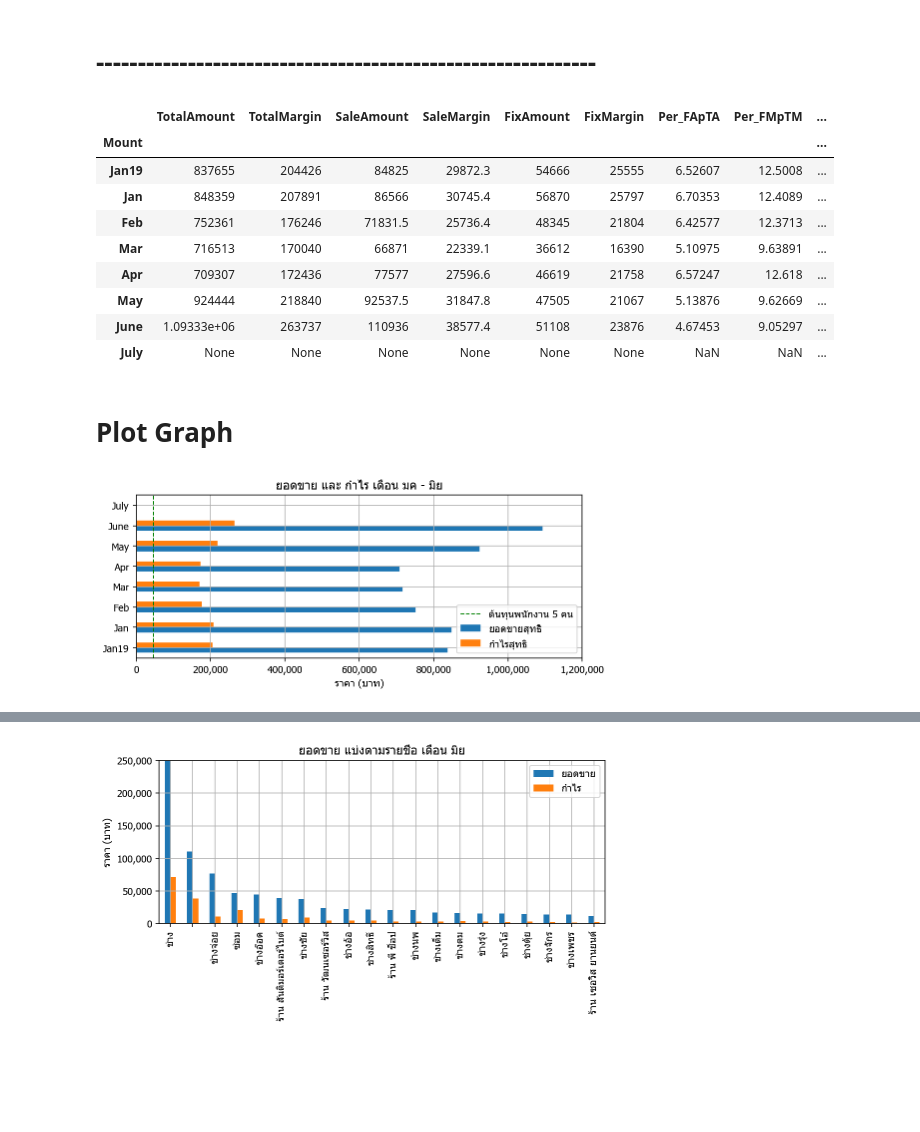
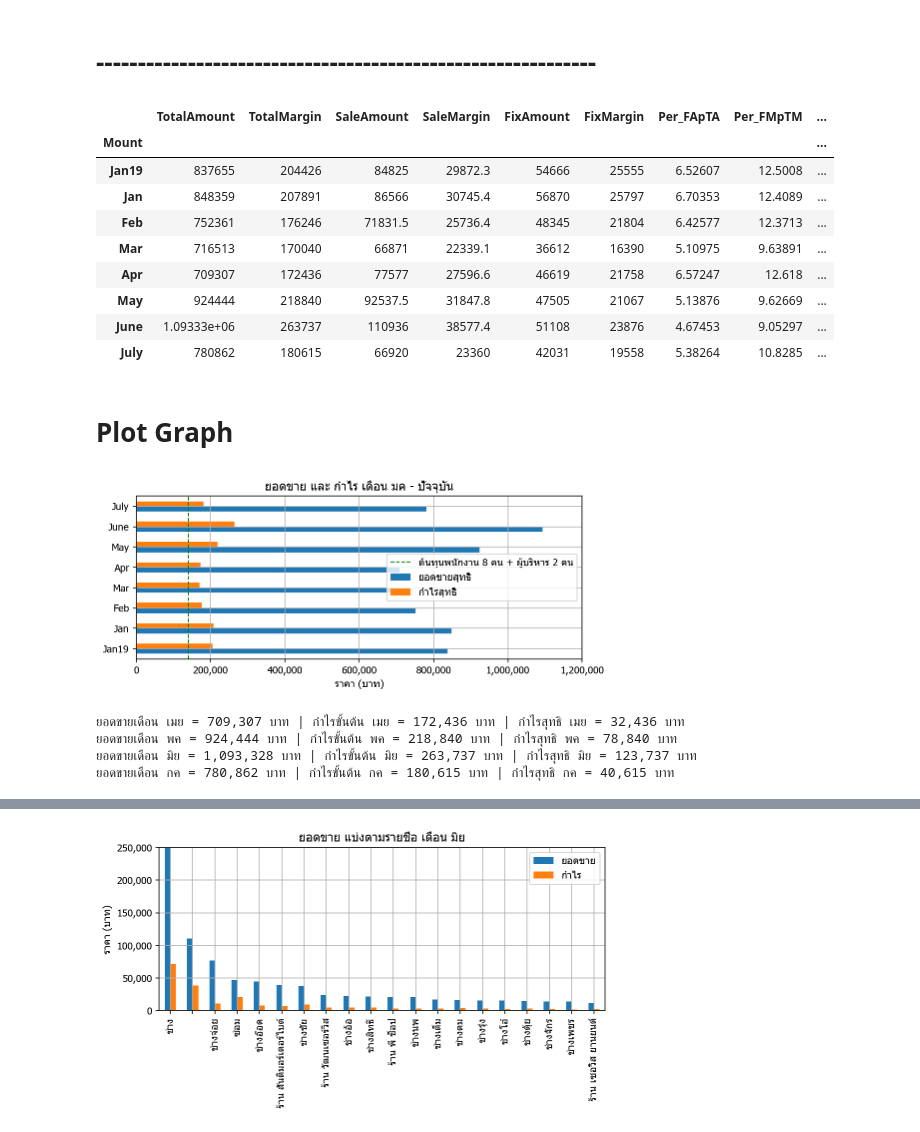
Before and after one commit to nonoimnot/vspython, a Jupyter notebook: Jupyter notebook/Dialy seles analysis II.ipynb, the cells around one changed output, grey strips where cells are left out. Saved outputs shown, nothing was run; the diff lists cells and outputs as text; code cells hidden in the pictures; blank space fills up the shorter version.

```diff
--- a/Jupyter notebook/Dialy seles analysis II.ipynb
+++ b/Jupyter notebook/Dialy seles analysis II.ipynb
@@ -123,9 +128,9 @@ df_group_Jul
 # Create DataFrame to contain analyze data
 # %%
 Month = ['Jan19','Jan','Feb','Mar','Apr','May','June','July']       # list ชื่อเดือนที่ใช้ในการวิเคราะห์
-TempData = [None]*8         # list ข้อมูลชั่วคราว
-SalaryBase = 18360          # ฐานเงินเดิอนของ ช่าง 2 คน/เดือน
-SalaryBaseAll = 45900       # ฐานเงินเดือนของ พนักงาน 5 คน/เดือน
+TempData = [None]*8                 # list ข้อมูลชั่วคราว
+SalaryBase = 30000                  # ฐานเงินเดิอนของ ช่าง 3 คน/เดือน
+SalaryBaseAll = 80000 + 60000       # ฐานเงินเดือนของ พนักงาน 8 คน/เดือน ผู้บริหาร 2 คน
 #print(TotalAmount)
 # %%
 df_Sale_Margin = pd.DataFrame({ 'Mount': Month,
@@ -146,6 +151,7 @@ df_Sale_Margin['TotalAmount'][3] = df_Mar['Amount'].sum()
 df_Sale_Margin['TotalAmount'][4] = df_Apr['Amount'].sum()
 df_Sale_Margin['TotalAmount'][5] = df_May['Amount'].sum()
 df_Sale_Margin['TotalAmount'][6] = df_June['Amount'].sum()
+df_Sale_Margin['TotalAmount'][7] = df_Jul['Amount'].sum()
 # TotalMargin
 df_Sale_Margin['TotalMargin'][1] = df_Jan['margin'].sum()
 df_Sale_Margin['TotalMargin'][2] = df_Feb['margin'].sum()
@@ -153,6 +159,7 @@ df_Sale_Margin['TotalMargin'][3] = df_Mar['margin'].sum()
 df_Sale_Margin['TotalMargin'][4] = df_Apr['margin'].sum()
 df_Sale_Margin['TotalMargin'][5] = df_May['margin'].sum()
 df_Sale_Margin['TotalMargin'][6] = df_June['margin'].sum()
+df_Sale_Margin['TotalMargin'][7] = df_Jul['margin'].sum()
 # SaleAmount
 df_Sale_Margin['SaleAmount'][1] = df_group_Jan['Amount'].at['']
 df_Sale_Margin['SaleAmount'][2] = df_group_Feb['Amount'].at['']
@@ -160,6 +167,7 @@ df_Sale_Margin['SaleAmount'][3] = df_group_Mar['Amount'].at['']
 df_Sale_Margin['SaleAmount'][4] = df_group_Apr['Amount'].at['']
 df_Sale_Margin['SaleAmount'][5] = df_group_May['Amount'].at['']
 df_Sale_Margin['SaleAmount'][6] = df_group_June['Amount'].at['']
+df_Sale_Margin['SaleAmount'][7] = df_group_Jul['Amount'].at['']
 # SaleMargin
 df_Sale_Margin['SaleMargin'][1] = df_group_Jan['margin'].at['']
 df_Sale_Margin['SaleMargin'][2] = df_group_Feb['margin'].at['']
@@ -167,6 +175,7 @@ df_Sale_Margin['SaleMargin'][3] = df_group_Mar['margin'].at['']
 df_Sale_Margin['SaleMargin'][4] = df_group_Apr['margin'].at['']
 df_Sale_Margin['SaleMargin'][5] = df_group_May['margin'].at['']
 df_Sale_Margin['SaleMargin'][6] = df_group_June['margin'].at['']
+df_Sale_Margin['SaleMargin'][7] = df_group_Jul['margin'].at['']
 # FixAmount
 df_Sale_Margin['FixAmount'][1] = int(df_group_Jan[['Amount']].loc[['ซ่อม','ซ่อมเครื่อง']].sum())
 df_Sale_Margin['FixAmount'][2] = int(df_group_Feb[['Amount']].loc[['ซ่อม','ซ่อมเครื่อง']].sum())
@@ -174,6 +183,7 @@ df_Sale_Margin['FixAmount'][3] = int(df_group_Mar[['Amount']].loc[['ซ่อม
 df_Sale_Margin['FixAmount'][4] = int(df_group_Apr[['Amount']].loc[['ซ่อม','ซ่อมเครื่อง']].sum())
 df_Sale_Margin['FixAmount'][5] = int(df_group_May[['Amount']].loc[['ซ่อม','ซ่อมเครื่อง']].sum())
 df_Sale_Margin['FixAmount'][6] = int(df_group_June[['Amount']].loc[['ซ่อม','ซ่อมเครื่อง']].sum())
+df_Sale_Margin['FixAmount'][7] = int(df_group_Jul[['Amount']].loc[['ซ่อม','ซ่อมเครื่อง']].sum())
 # FixMargin
 df_Sale_Margin['FixMargin'][1] = int(df_group_Jan[['margin']].loc[['ซ่อม','ซ่อมเครื่อง']].sum())
 df_Sale_Margin['FixMargin'][2] = int(df_group_Feb[['margin']].loc[['ซ่อม','ซ่อมเครื่อง']].sum())
@@ -181,6 +191,7 @@ df_Sale_Margin['FixMargin'][3] = int(df_group_Mar[['margin']].loc[['ซ่อม
 df_Sale_Margin['FixMargin'][4] = int(df_group_Apr[['margin']].loc[['ซ่อม','ซ่อมเครื่อง']].sum())
 df_Sale_Margin['FixMargin'][5] = int(df_group_May[['margin']].loc[['ซ่อม','ซ่อมเครื่อง']].sum())
 df_Sale_Margin['FixMargin'][6] = int(df_group_June[['margin']].loc[['ซ่อม','ซ่อมเครื่อง']].sum())
+df_Sale_Margin['FixMargin'][7] = int(df_group_Jul[['margin']].loc[['ซ่อม','ซ่อมเครื่อง']].sum())
 # %%
 # Spacial Month
 df_Sale_Margin['TotalAmount'][0] = df_Jan19['Amount'].sum()
@@ -199,6 +210,8 @@ df_Sale_Margin['Per_FApTA'] = df_Sale_Margin['FixAmount']*100/df_Sale_Margin['To
 df_Sale_Margin['Per_FMpTM'] = df_Sale_Margin['FixMargin']*100/df_Sale_Margin['TotalMargin']
 df_Sale_Margin['Per_SApTA'] = df_Sale_Margin['SaleAmount']*100/df_Sale_Margin['TotalAmount']
 df_Sale_Margin['Per_SMpTM'] = df_Sale_Margin['SaleMargin']*100/df_Sale_Margin['TotalMargin']
+df_Sale_Margin['SaleFixAmount'] = df_Sale_Margin['SaleAmount']+df_Sale_Margin['FixAmount']
+df_Sale_Margin['SaleFixMargin'] = df_Sale_Margin['SaleMargin']+df_Sale_Margin['FixMargin']
 df_Sale_Margin
 # %% [output]
 |  | TotalAmount | TotalMargin | SaleAmount | SaleMargin | FixAmount | FixMargin | Per_FApTA | Per_FMpTM | ... |
@@ -210,21 +223,31 @@ df_Sale_Margin
 | Apr | 709307 | 172436 | 77577 | 27596.6 | 46619 | 21758 | 6.57247 | 12.618 | ... |
 | May | 924444 | 218840 | 92537.5 | 31847.8 | 47505 | 21067 | 5.13876 | 9.62669 | ... |
 | June | 1.09333e+06 | 263737 | 110936 | 38577.4 | 51108 | 23876 | 4.67453 | 9.05297 | ... |
-| July | None | None | None | None | None | None | NaN | NaN | ... |
+| July | 780862 | 180615 | 66920 | 23360 | 42031 | 19558 | 5.38264 | 10.8285 | ... |
 # %% [markdown]
 # Plot Graph
 # %%
 plt.rcParams['font.family']='Tahoma'
 #plt.rcParams['font.size']=16
 ax = df_Sale_Margin[['TotalAmount','TotalMargin']].plot.barh(figsize=(8,3),grid=True)
-ax.set_title("ยอดขาย และ กำไร เดือน มค - มิย")
+ax.set_title("ยอดขาย และ กำไร เดือน มค - ปัจจุบัน")
 #ax.legend(["ยอดขายสุทธิ","กำไรสุทธิ"])
 ax.set_alpha(0.6)
 ax.set_xlabel("ราคา (บาท)")
 ax.set_ylabel("")
 ax.set_xlim([0,1200000])
-ax.axvline(SalaryBaseAll , color="green", linestyle="--", linewidth=1) # ขีดเส้นแนวตั้ง แสดงค่าแรงพนักงาน 5 คนต่อเดือน
-ax.legend(["ต้นทุนพนักงาน 5 คน","ยอดขายสุทธิ","กำไรสุทธิ"])
+ax.axvline(SalaryBaseAll , color="green", linestyle="--", linewidth=1) # ขีดเส้นแนวตั้ง แสดงค่าแรงพนักงาน 8 คนต่อเดือน + ผู้บริการ 2 คน
+ax.legend(["ต้นทุนพนักงาน 8 คน + ผู้บริหาร 2 คน","ยอดขายสุทธิ","กำไรสุทธิ"])
 ax.xaxis.set_major_formatter(FuncFormatter(lambda v, p: "{:,.0f}".format(v)));
 # %% [output]
-[figure, old version]
+[figure, new version]
+# %%
+print(f"ยอดขายเดือน เมย = {df_Sale_Margin['TotalAmount'].at['Apr']:,.0f} บาท | กำไรขั้นต้น เมย = {df_Sale_Margin['TotalMargin'].at['Apr']:,.0f} บาท | กำไรสุทธิ เมย = {df_Sale_Margin['TotalMargin'].at['Apr'] - SalaryBaseAll:,.0f} บาท")
+print(f"ยอดขายเดือน พค = {df_Sale_Margin['TotalAmount'].at['May']:,.0f} บาท | กำไรขั้นต้น พค = {df_Sale_Margin['TotalMargin'].at['May']:,.0f} บาท | กำไรสุทธิ พค = {df_Sale_Margin['TotalMargin'].at['May'] - SalaryBaseAll:,.0f} บาท")
+print(f"ยอดขายเดือน มิย = {df_Sale_Margin['TotalAmount'].at['June']:,.0f} บาท | กำไรขั้นต้น มิย = {df_Sale_Margin['TotalMargin'].at['June']:,.0f} บาท | กำไรสุทธิ มิย = {df_Sale_Margin['TotalMargin'].at['June'] - SalaryBaseAll:,.0f} บาท")
+print(f"ยอดขายเดือน กค = {df_Sale_Margin['TotalAmount'].at['July']:,.0f} บาท | กำไรขั้นต้น กค = {df_Sale_Margin['TotalMargin'].at['July']:,.0f} บาท | กำไรสุทธิ กค = {df_Sale_Margin['TotalMargin'].at['July'] - SalaryBaseAll:,.0f} บาท")
+# %% [output]
+ยอดขายเดือน เมย = 709,307 บาท | กำไรขั้นต้น เมย = 172,436 บาท | กำไรสุทธิ เมย = 32,436 บาท
+ยอดขายเดือน พค = 924,444 บาท | กำไรขั้นต้น พค = 218,840 บาท | กำไรสุทธิ พค = 78,840 บาท
+ยอดขายเดือน มิย = 1,093,328 บาท | กำไรขั้นต้น มิย = 263,737 บาท | กำไรสุทธิ มิย = 123,737 บาท
+ยอดขายเดือน กค = 780,862 บาท | กำไรขั้นต้น กค = 180,615 บาท | กำไรสุทธิ กค = 40,615 บาท
```
Also changed, not shown: parts of 17 cells of this notebook.
